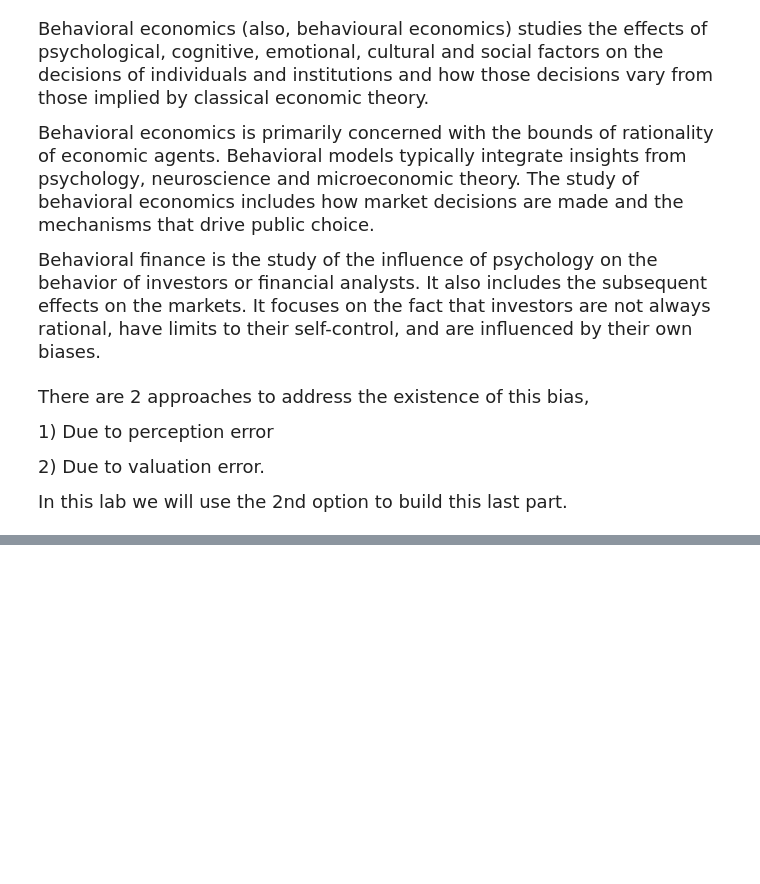
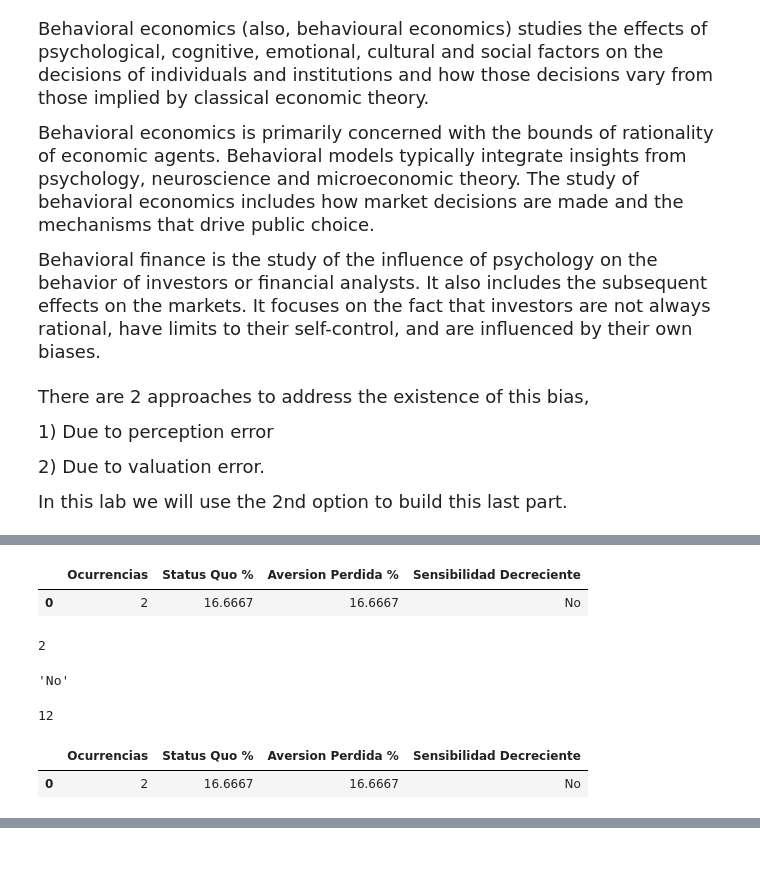
Before and after one commit to HKael/MYST-3, a Jupyter notebook: notebook.ipynb, the cells around one changed output, grey strips where cells are left out. Cells and saved outputs as stored; diff of their text form; code cells hidden in the pictures; blank space fills up the shorter version.

```diff
--- a/notebook.ipynb
+++ b/notebook.ipynb
@@ -406,0 +502,27 @@ def f_be_de(param_data):
+# %%
+f_be_de(param_data).get('Resultados')
+# %% [output]
+|  | Ocurrencias | Status Quo % | Aversion Perdida % | Sensibilidad Decreciente |
+| 0 | 2 | 16.6667 | 16.6667 | No |
+# %%
+len(inters_v)-1
+# %% [output]
+2
+# %%
+    # Sensibilidad decreciente
+    con_1 = g_op["Profit Accumulated"].loc[0]< g_op["Profit Accumulated"].loc[len(g_op)-1]
+    con_2 = (g_op["Profit GP"].loc[0]< g_op["Profit GP"].loc[len(g_op)-1]) & (p_op["Profit GP"].loc[0]< p_op["Profit GP"].loc[len(p_op)-1])
+    con_3 =  abs(p_op["Profit GP"].loc[len(p_op)-1]/g_op["Profit GP"].loc[len(g_op)-2])
+
+    if con_1 == True and con_2 == True:
+        sensibilidad_decreciente = "Si"
+    else:
+        if con_1 == True and con_3 > 2:
+            sensibilidad_decreciente = "Si"
+        else:
+            if con_2 == True and con_3 > 2:
+                sensibilidad_decreciente = "Si"
+            else:
+                sensibilidad_decreciente = "No"
+# %% [output]
+'No'
@@ -407 +605,14 @@ def f_be_de(param_data):
+# %%
+len(g_op)
+# %% [output]
+12
+# %%
+r_df_bf = pd.DataFrame(columns = ["Ocurrencias", "Status Quo %", "Aversion Perdida %", "Sensibilidad Decreciente" ])
+r_df_bf["Ocurrencias"] = [dic_len]
+r_df_bf["Status Quo %"] = [dic_len/len(g_op)*100]
+r_df_bf["Aversion Perdida %"] = [dic_len/len(g_op)*100]
+r_df_bf["Sensibilidad Decreciente"] = [sensibilidad_decreciente]
+# %% [output]
+|  | Ocurrencias | Status Quo % | Aversion Perdida % | Sensibilidad Decreciente |
+| 0 | 2 | 16.6667 | 16.6667 | No |
 # %%
```
Also changed, not shown: parts of 9 cells of this notebook, 2 other files.
